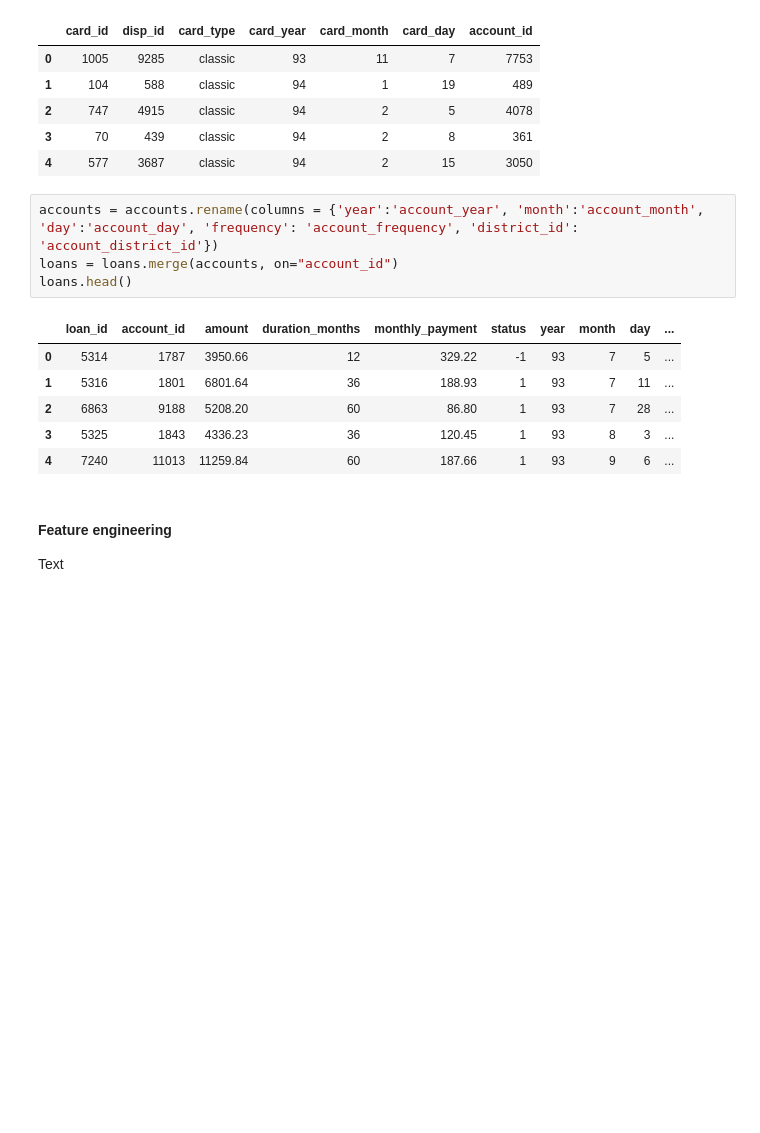
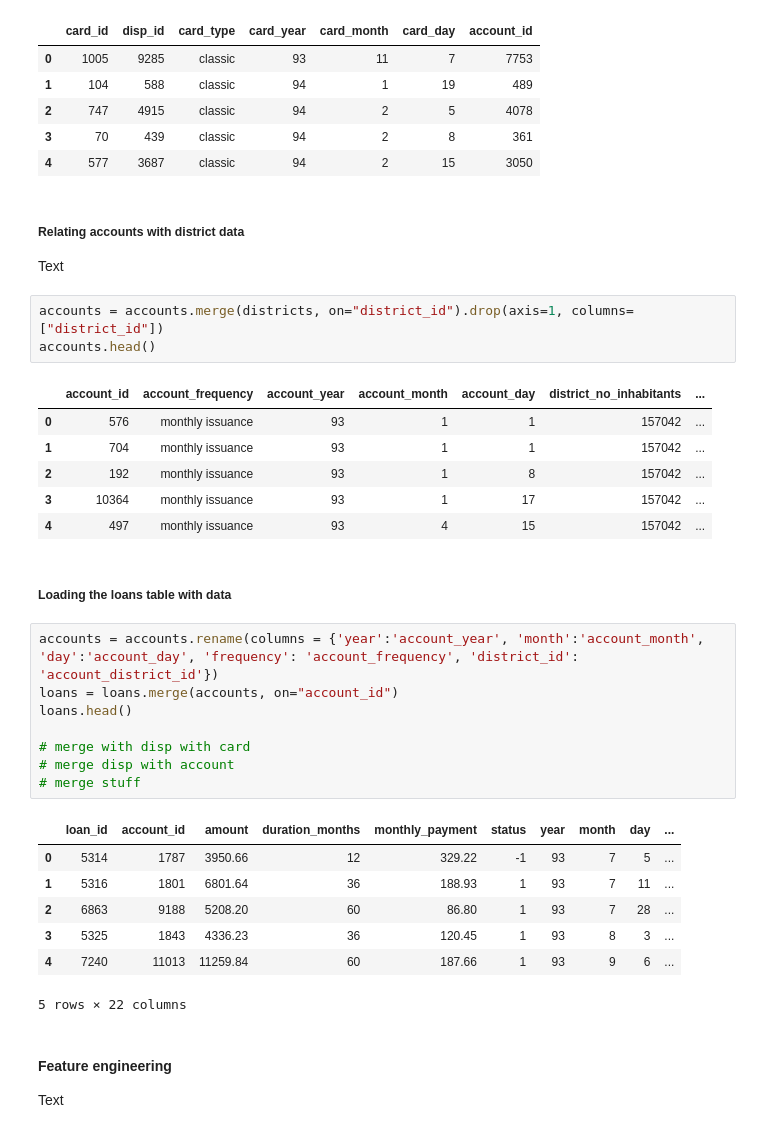
Before and after one commit to bdmendes/feup-ac-banking, a Jupyter notebook: project.ipynb, the cells around one changed output. Saved outputs shown, nothing was run; the diff lists cells and outputs as text; blank space fills up the shorter version.

```diff
--- a/project.ipynb
+++ b/project.ipynb
@@ -221,10 +220,30 @@ cards.head()
 | 2 | 747 | 4915 | classic | 94 | 2 | 5 | 4078 |
 | 3 | 70 | 439 | classic | 94 | 2 | 8 | 361 |
 | 4 | 577 | 3687 | classic | 94 | 2 | 15 | 3050 |
+# %% [markdown]
+##### Relating accounts with district data
+
+Text
+# %%
+accounts = accounts.merge(districts, on="district_id").drop(axis=1, columns=["district_id"])
+accounts.head()
+# %% [output]
+|  | account_id | account_frequency | account_year | account_month | account_day | district_no_inhabitants | ... |
+| 0 | 576 | monthly issuance | 93 | 1 | 1 | 157042 | ... |
+| 1 | 704 | monthly issuance | 93 | 1 | 1 | 157042 | ... |
+| 2 | 192 | monthly issuance | 93 | 1 | 8 | 157042 | ... |
+| 3 | 10364 | monthly issuance | 93 | 1 | 17 | 157042 | ... |
+| 4 | 497 | monthly issuance | 93 | 4 | 15 | 157042 | ... |
+# %% [markdown]
+##### Loading the loans table with data
 # %%
 accounts = accounts.rename(columns = {'year':'account_year', 'month':'account_month', 'day':'account_day', 'frequency': 'account_frequency', 'district_id': 'account_district_id'})
 loans = loans.merge(accounts, on="account_id")
 loans.head()
+
+# merge with disp with card
+# merge disp with account
+# merge stuff
 # %% [output]
 |  | loan_id | account_id | amount | duration_months | monthly_payment | status | year | month | day | ... |
 | 0 | 5314 | 1787 | 3950.66 | 12 | 329.22 | -1 | 93 | 7 | 5 | ... |
@@ -232,6 +251,7 @@ loans.head()
 | 2 | 6863 | 9188 | 5208.20 | 60 | 86.80 | 1 | 93 | 7 | 28 | ... |
 | 3 | 5325 | 1843 | 4336.23 | 36 | 120.45 | 1 | 93 | 8 | 3 | ... |
 | 4 | 7240 | 11013 | 11259.84 | 60 | 187.66 | 1 | 93 | 9 | 6 | ... |
+5 rows × 22 columns
 # %% [markdown]
 #### Feature engineering
 
```
Also changed, not shown: parts of 12 cells of this notebook, 1 other file.
